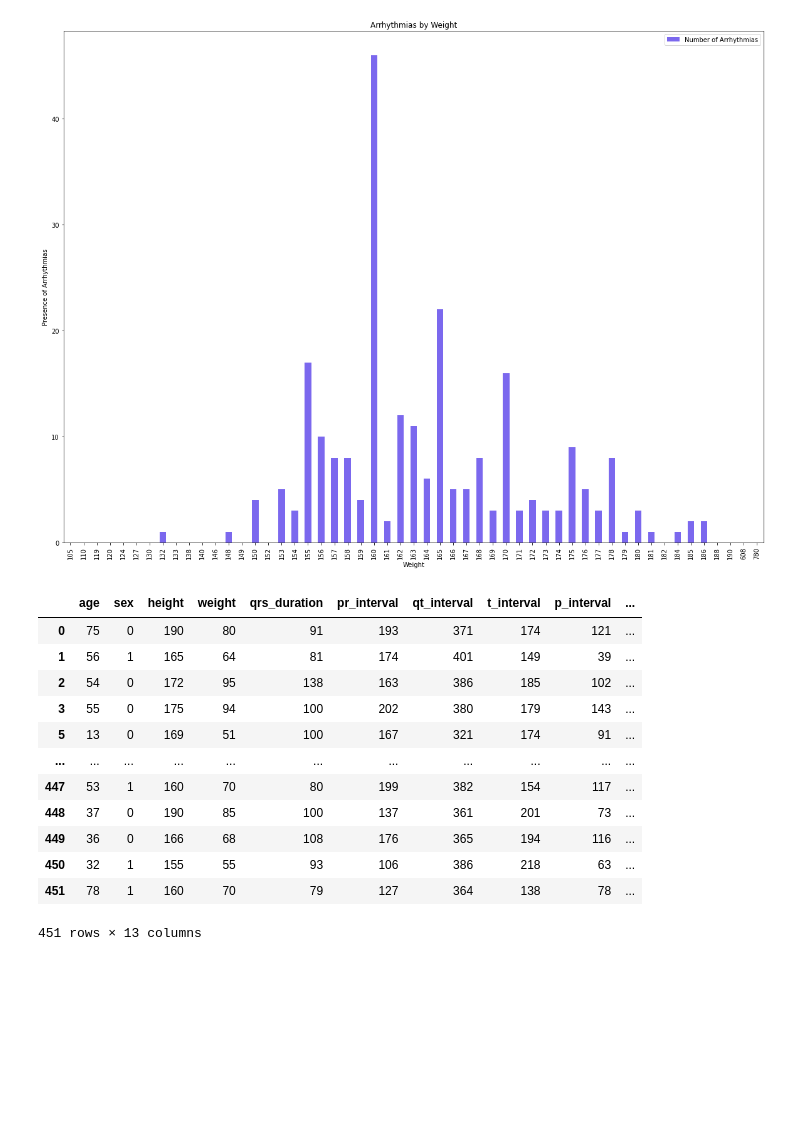
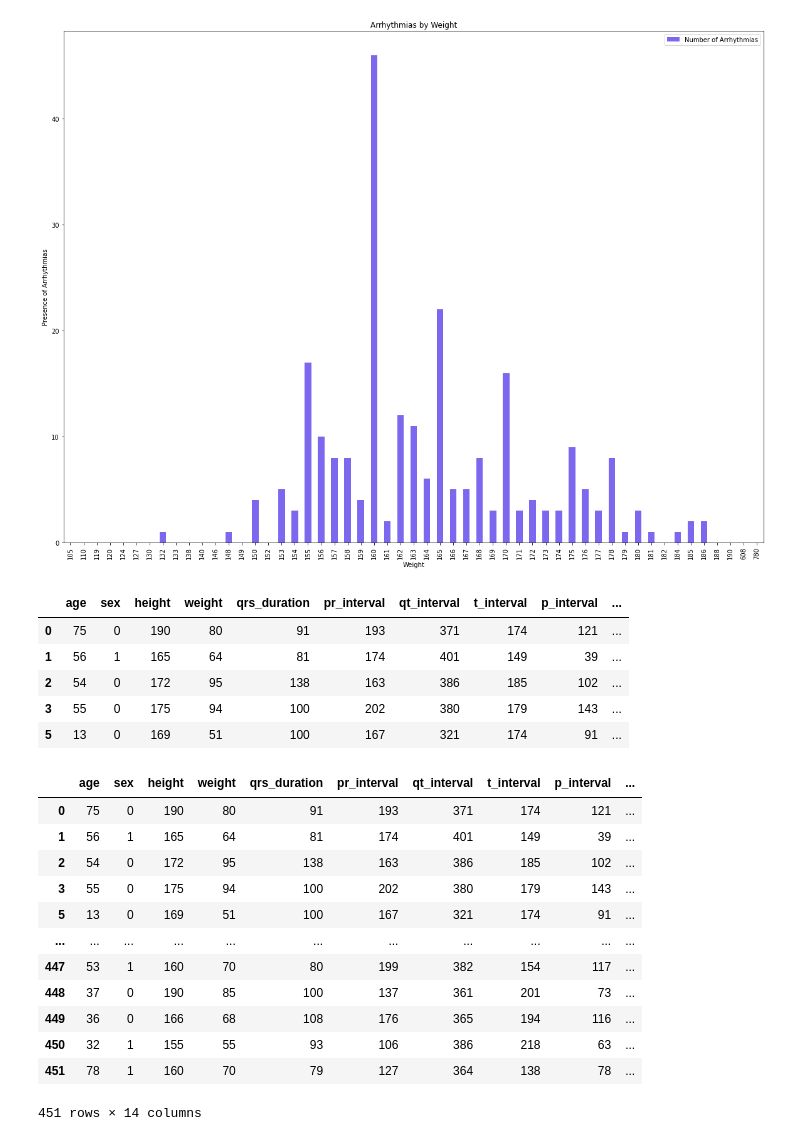
Before and after one commit to Almandiro/Rutgers_DS_Project_1, a Jupyter notebook: clean_heart_data_jg.ipynb, the cells around one changed output. Saved outputs shown, nothing was run; the diff lists cells and outputs as text; code cells hidden in the pictures; blank space fills up the shorter version.

Commit message:
Created BMI column

```diff
--- a/clean_heart_data_jg.ipynb
+++ b/clean_heart_data_jg.ipynb
@@ -316,20 +316,33 @@ plt.show()
 #Create new dataFrame for BMI Analysis
 ll_replaced_df = replaced_df
 # %%
-#Rename column headers
+#Replace column headers
 ll_replaced_df = ll_replaced_df.rename(columns={'p-r_interval':'pr_interval', 'q-t_interval':'qt_interval'})
-ll_replaced_df
+ll_replaced_df.head()
 # %% [output]
 |  | age | sex | height | weight | qrs_duration | pr_interval | qt_interval | t_interval | p_interval | ... |
 | 0 | 75 | 0 | 190 | 80 | 91 | 193 | 371 | 174 | 121 | ... |
 | 1 | 56 | 1 | 165 | 64 | 81 | 174 | 401 | 149 | 39 | ... |
 | 2 | 54 | 0 | 172 | 95 | 138 | 163 | 386 | 185 | 102 | ... |
 | 3 | 55 | 0 | 175 | 94 | 100 | 202 | 380 | 179 | 143 | ... |
 | 5 | 13 | 0 | 169 | 51 | 100 | 167 | 321 | 174 | 91 | ... |
-| ... | ... | ... | ... | ... | ... | ... | ... | ... | ... | ... |
-| 447 | 53 | 1 | 160 | 70 | 80 | 199 | 382 | 154 | 117 | ... |
-| 448 | 37 | 0 | 190 | 85 | 100 | 137 | 361 | 201 | 73 | ... |
-| 449 | 36 | 0 | 166 | 68 | 108 | 176 | 365 | 194 | 116 | ... |
-| 450 | 32 | 1 | 155 | 55 | 93 | 106 | 386 | 218 | 63 | ... |
-| 451 | 78 | 1 | 160 | 70 | 79 | 127 | 364 | 138 | 78 | ... |
-451 rows × 13 columns
+# %%
+#Creation of BMI column
+weight = ll_replaced_df['weight']
+height = ll_replaced_df['height']
+ll_replaced_df['bmi'] = round((weight/height/height)*10000,2)
+ll_replaced_df
+# %% [output]
+|  | age | sex | height | weight | qrs_duration | pr_interval | qt_interval | t_interval | p_interval | ... |
+| 0 | 75 | 0 | 190 | 80 | 91 | 193 | 371 | 174 | 121 | ... |
+| 1 | 56 | 1 | 165 | 64 | 81 | 174 | 401 | 149 | 39 | ... |
+| 2 | 54 | 0 | 172 | 95 | 138 | 163 | 386 | 185 | 102 | ... |
+| 3 | 55 | 0 | 175 | 94 | 100 | 202 | 380 | 179 | 143 | ... |
+| 5 | 13 | 0 | 169 | 51 | 100 | 167 | 321 | 174 | 91 | ... |
+| ... | ... | ... | ... | ... | ... | ... | ... | ... | ... | ... |
+| 447 | 53 | 1 | 160 | 70 | 80 | 199 | 382 | 154 | 117 | ... |
+| 448 | 37 | 0 | 190 | 85 | 100 | 137 | 361 | 201 | 73 | ... |
+| 449 | 36 | 0 | 166 | 68 | 108 | 176 | 365 | 194 | 116 | ... |
+| 450 | 32 | 1 | 155 | 55 | 93 | 106 | 386 | 218 | 63 | ... |
+| 451 | 78 | 1 | 160 | 70 | 79 | 127 | 364 | 138 | 78 | ... |
+451 rows × 14 columns
```
